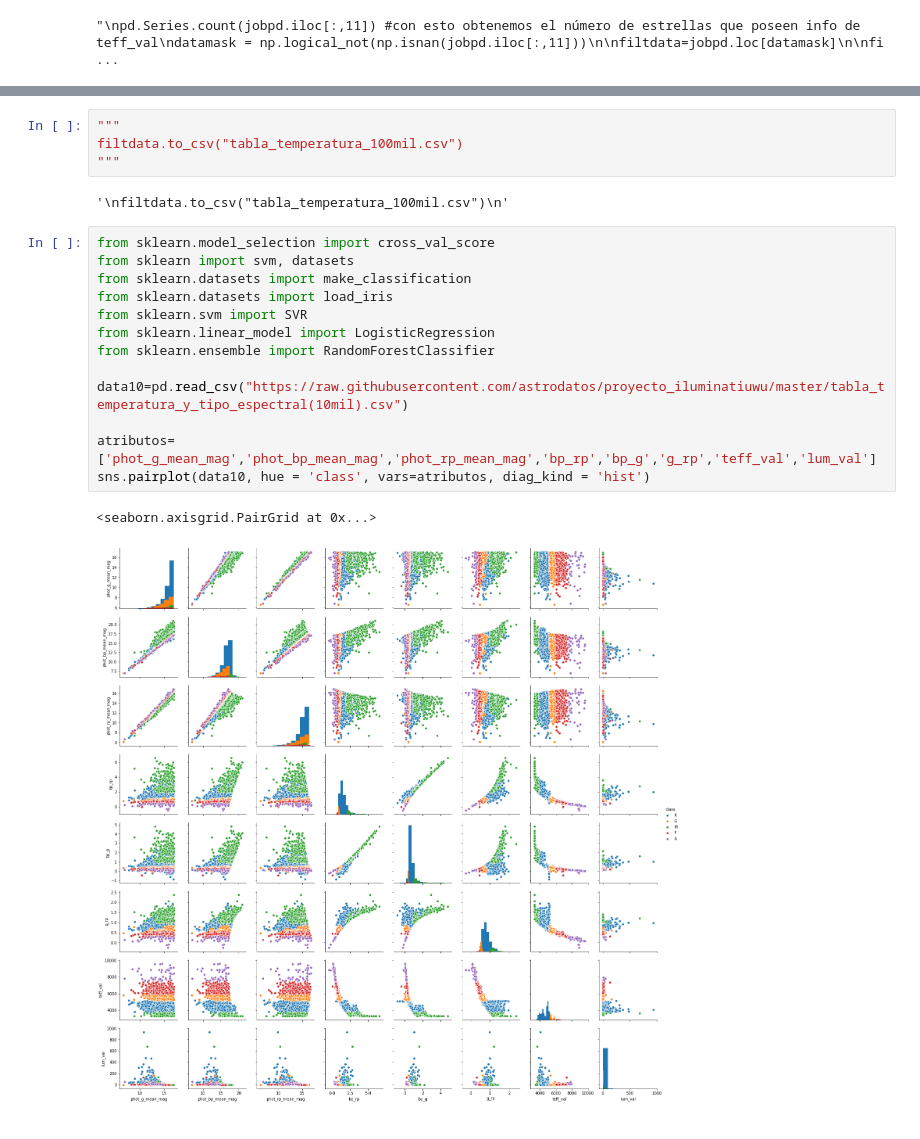
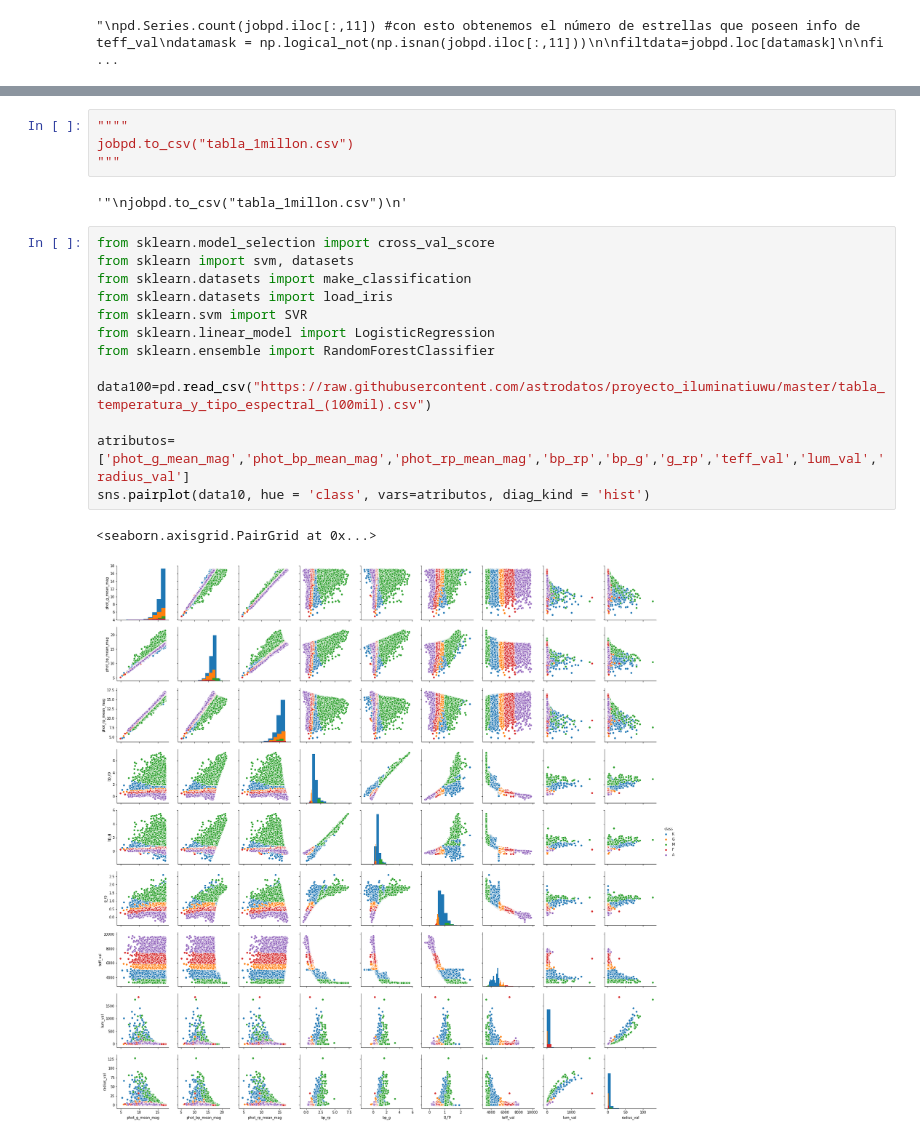
Before and after one commit to astrodatos/proyecto_iluminatiuwu, a Jupyter notebook: Algoritmo_(beta).ipynb, the cells around one changed output, grey strips where cells are left out. Saved outputs shown, nothing was run; the diff lists cells and outputs as text.

Commit message:
Se añadió el radius_val en el query, ojalá sea útil Aún falta por hacer SVM y Random Forest

```diff
--- a/Algoritmo_(beta).ipynb
+++ b/Algoritmo_(beta).ipynb
@@ -85,24 +87,24 @@ filtdata
 # %%
+""""
+jobpd.to_csv("tabla_1millon.csv")
 """
-filtdata.to_csv("tabla_temperatura_100mil.csv")
-"""
 # %% [output]
-'\nfiltdata.to_csv("tabla_temperatura_100mil.csv")\n'
+'"\njobpd.to_csv("tabla_1millon.csv")\n'
 # %%
 from sklearn.model_selection import cross_val_score
 from sklearn import svm, datasets
 from sklearn.datasets import make_classification
 from sklearn.datasets import load_iris
 from sklearn.svm import SVR
 from sklearn.linear_model import LogisticRegression
 from sklearn.ensemble import RandomForestClassifier
 
-data10=pd.read_csv("https://raw.githubusercontent.com/astrodatos/proyecto_iluminatiuwu/master/tabla_temperatura_y_tipo_espectral(10mil).csv")
+data100=pd.read_csv("https://raw.githubusercontent.com/astrodatos/proyecto_iluminatiuwu/master/tabla_temperatura_y_tipo_espectral_(100mil).csv")
 
-atributos=['phot_g_mean_mag','phot_bp_mean_mag','phot_rp_mean_mag','bp_rp','bp_g','g_rp','teff_val','lum_val']
+atributos=['phot_g_mean_mag','phot_bp_mean_mag','phot_rp_mean_mag','bp_rp','bp_g','g_rp','teff_val','lum_val','radius_val']
 sns.pairplot(data10, hue = 'class', vars=atributos, diag_kind = 'hist')
 # %% [output]
 <seaborn.axisgrid.PairGrid at 0x...>
-[figure, old version]
+[figure, new version]
 # %%
 #Relaciones interesantes
```
Also changed, not shown: parts of 6 cells of this notebook.
